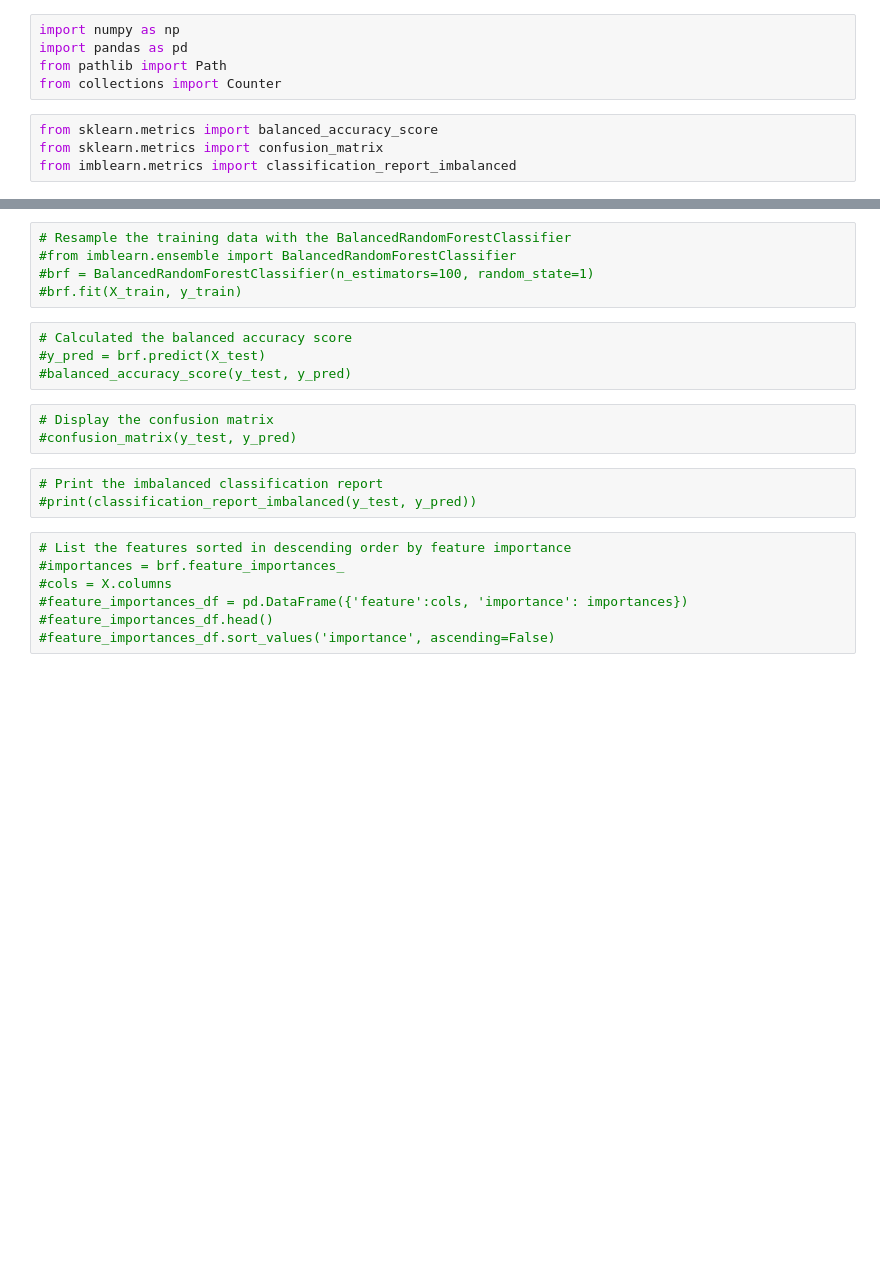
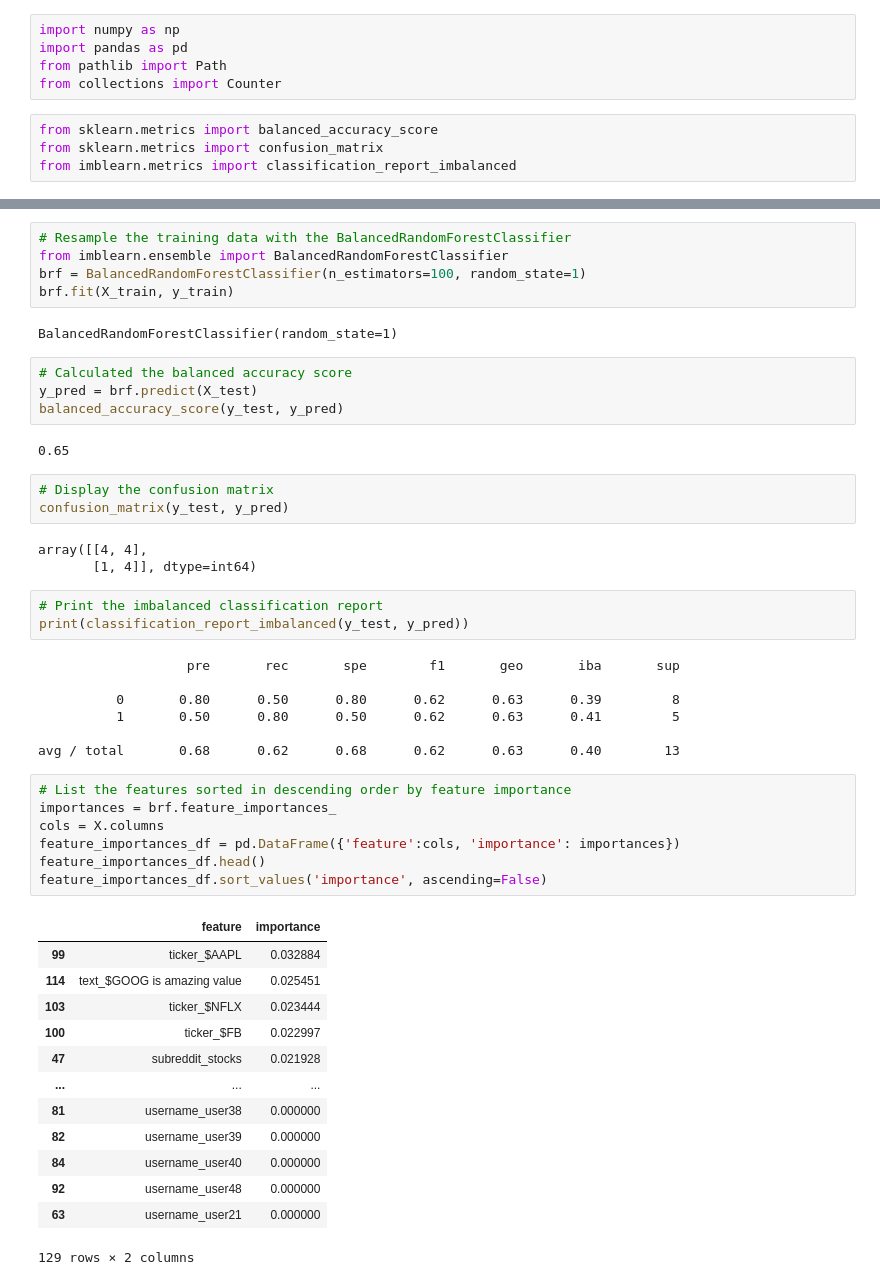
Before and after one commit to Dreski9000/Social_Media_Stock_Sentiment, a Jupyter notebook: social_stocks_ml1.ipynb, the cells around one changed output, grey strips where cells are left out. Saved outputs shown, nothing was run; the diff lists cells and outputs as text; blank space fills up the shorter version.

```diff
--- a/social_stocks_ml1.ipynb
+++ b/social_stocks_ml1.ipynb
@@ -138,24 +235,52 @@ from imblearn.metrics import classification_report_imbalanced
 # %%
 # Resample the training data with the BalancedRandomForestClassifier
-#from imblearn.ensemble import BalancedRandomForestClassifier
-#brf = BalancedRandomForestClassifier(n_estimators=100, random_state=1)
-#brf.fit(X_train, y_train)
+from imblearn.ensemble import BalancedRandomForestClassifier
+brf = BalancedRandomForestClassifier(n_estimators=100, random_state=1)
+brf.fit(X_train, y_train)
+# %% [output]
+BalancedRandomForestClassifier(random_state=1)
 # %%
 # Calculated the balanced accuracy score
-#y_pred = brf.predict(X_test)
-#balanced_accuracy_score(y_test, y_pred)
+y_pred = brf.predict(X_test)
+balanced_accuracy_score(y_test, y_pred)
+# %% [output]
+0.65
 # %%
 # Display the confusion matrix
-#confusion_matrix(y_test, y_pred)
+confusion_matrix(y_test, y_pred)
+# %% [output]
+array([[4, 4],
+       [1, 4]], dtype=int64)
 # %%
 # Print the imbalanced classification report
-#print(classification_report_imbalanced(y_test, y_pred))
+print(classification_report_imbalanced(y_test, y_pred))
+# %% [output]
+                   pre       rec       spe        f1       geo       iba       sup
+
+          0       0.80      0.50      0.80      0.62      0.63      0.39         8
+          1       0.50      0.80      0.50      0.62      0.63      0.41         5
+
+avg / total       0.68      0.62      0.68      0.62      0.63      0.40        13
 # %%
 # List the features sorted in descending order by feature importance
-#importances = brf.feature_importances_
-#cols = X.columns
-#feature_importances_df = pd.DataFrame({'feature':cols, 'importance': importances})
-#feature_importances_df.head()
-#feature_importances_df.sort_values('importance', ascending=False)
+importances = brf.feature_importances_
+cols = X.columns
+feature_importances_df = pd.DataFrame({'feature':cols, 'importance': importances})
+feature_importances_df.head()
+feature_importances_df.sort_values('importance', ascending=False)
+# %% [output]
+|  | feature | importance |
+| 99 | ticker_$AAPL | 0.032884 |
+| 114 | text_$GOOG is amazing value | 0.025451 |
+| 103 | ticker_$NFLX | 0.023444 |
+| 100 | ticker_$FB | 0.022997 |
+| 47 | subreddit_stocks | 0.021928 |
+| ... | ... | ... |
+| 81 | username_user38 | 0.000000 |
+| 82 | username_user39 | 0.000000 |
+| 84 | username_user40 | 0.000000 |
+| 92 | username_user48 | 0.000000 |
+| 63 | username_user21 | 0.000000 |
+129 rows × 2 columns
 # %%
 # Train the EasyEnsembleClassifier
```
Also changed, not shown: parts of 33 cells of this notebook.
